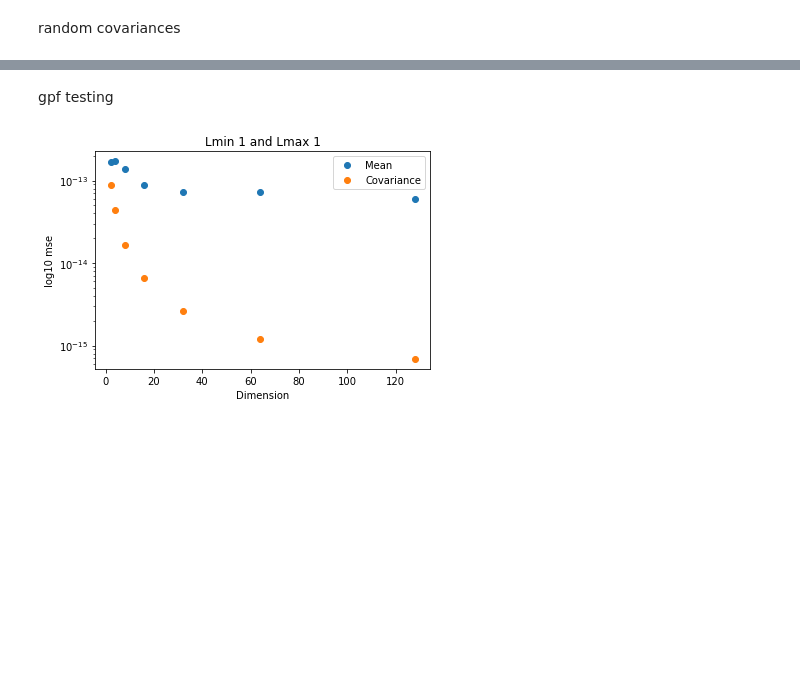
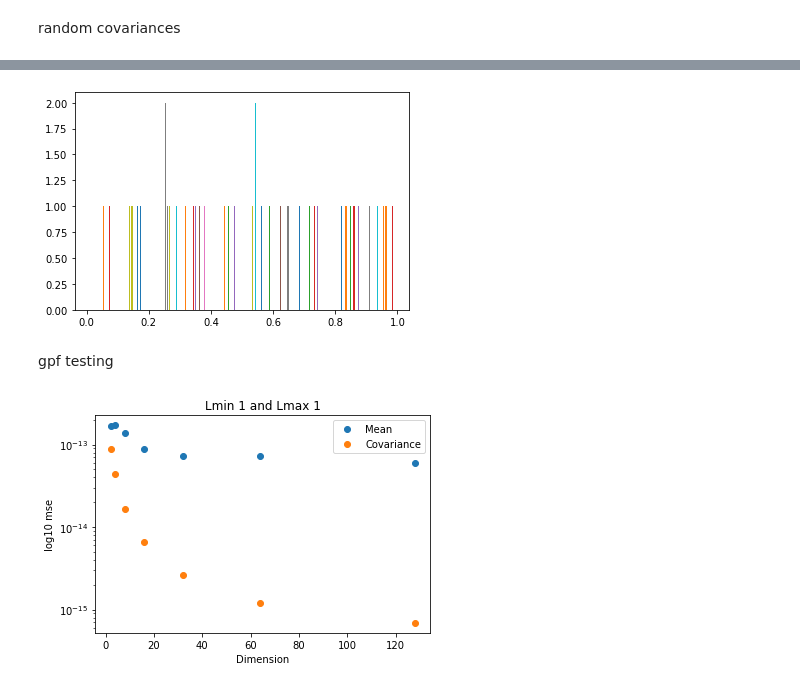
Before and after one commit to jthuemmel/linear_svgd, a Jupyter notebook: testing.ipynb, the cells around one changed output, grey strips where cells are left out. Cells and saved outputs as stored; diff of their text form; code cells hidden in the pictures; blank space fills up the shorter version.

```diff
--- a/testing.ipynb
+++ b/testing.ipynb
@@ -196,3 +197,15 @@ plt.contour(x,y,z)
+# %%
+D = 2
+Lmin = 0
+Lmax = 1
+values = []
+for i in range(1000):
+    sigma = random_covariance(D,Lmin,Lmax)
+    _,S,_ = torch.svd(sigma)
+    values.append(S)
+_,_,_ = plt.hist(values)
+# %% [output]
+[figure, added]
 # %%
 D = 100
 epsilon = 1e3
```
Also changed, not shown: parts of 11 cells of this notebook.
